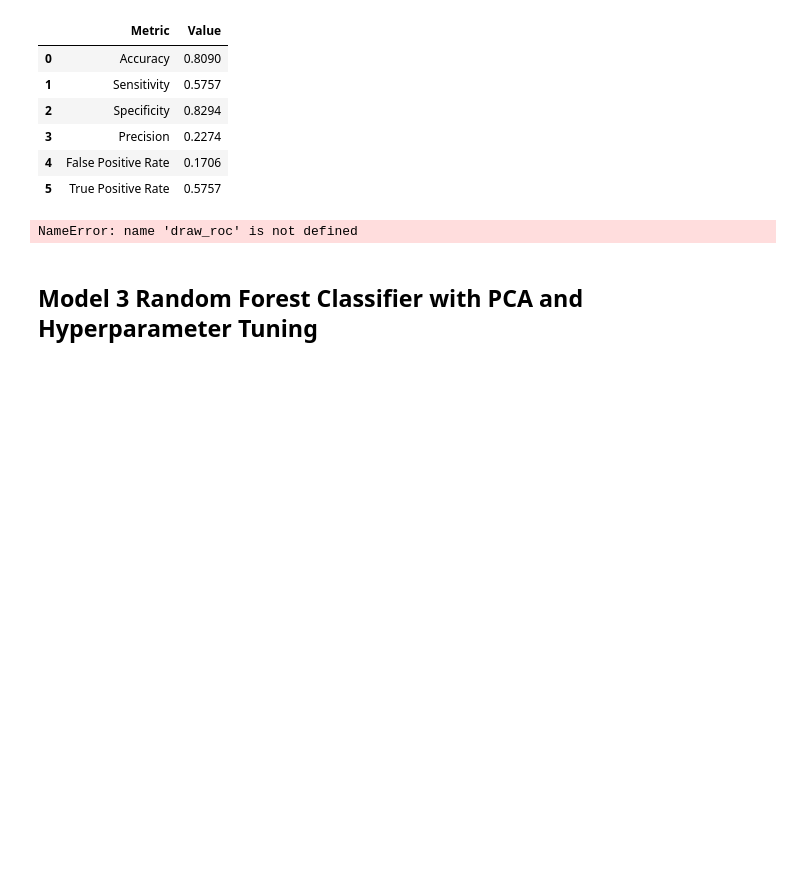
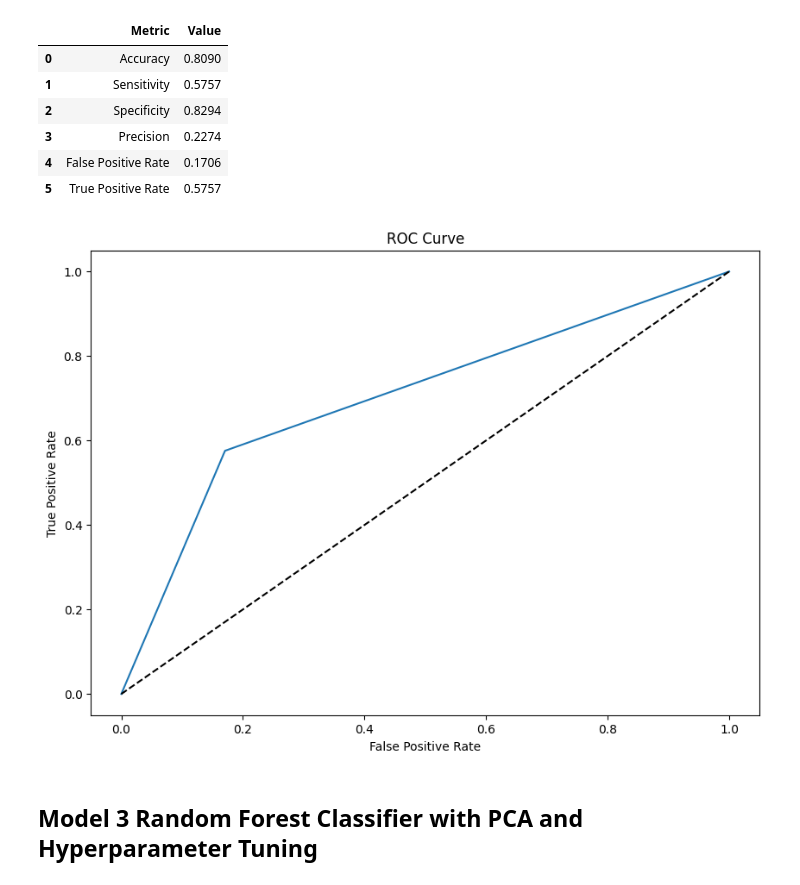
Before and after one commit to pranjal-verma/telecom-churn-case-study, a Jupyter notebook: telecom_koggle (1).ipynb, the cells around one changed output. Saved outputs shown, nothing was run; the diff lists cells and outputs as text; code cells hidden in the pictures; blank space fills up the shorter version.

```diff
--- a/telecom_koggle (1).ipynb
+++ b/telecom_koggle (1).ipynb
@@ -1081,9 +1248,11 @@ Confusion Matrix
 | 5 | True Positive Rate | 0.5757 |
 # %%
 # ROC curve
+
+y_val_pred = y_test_pred
 fpr, tpr, thresholds = draw_roc(y_val, y_val_pred)
 # %% [output]
-NameError: name 'draw_roc' is not defined
+[figure, added]
 # %% [markdown]
 ## Model 3 Random Forest Classifier with PCA and Hyperparameter Tuning
 # %%
```
Also changed, not shown: parts of 53 cells of this notebook, 2 other files.
